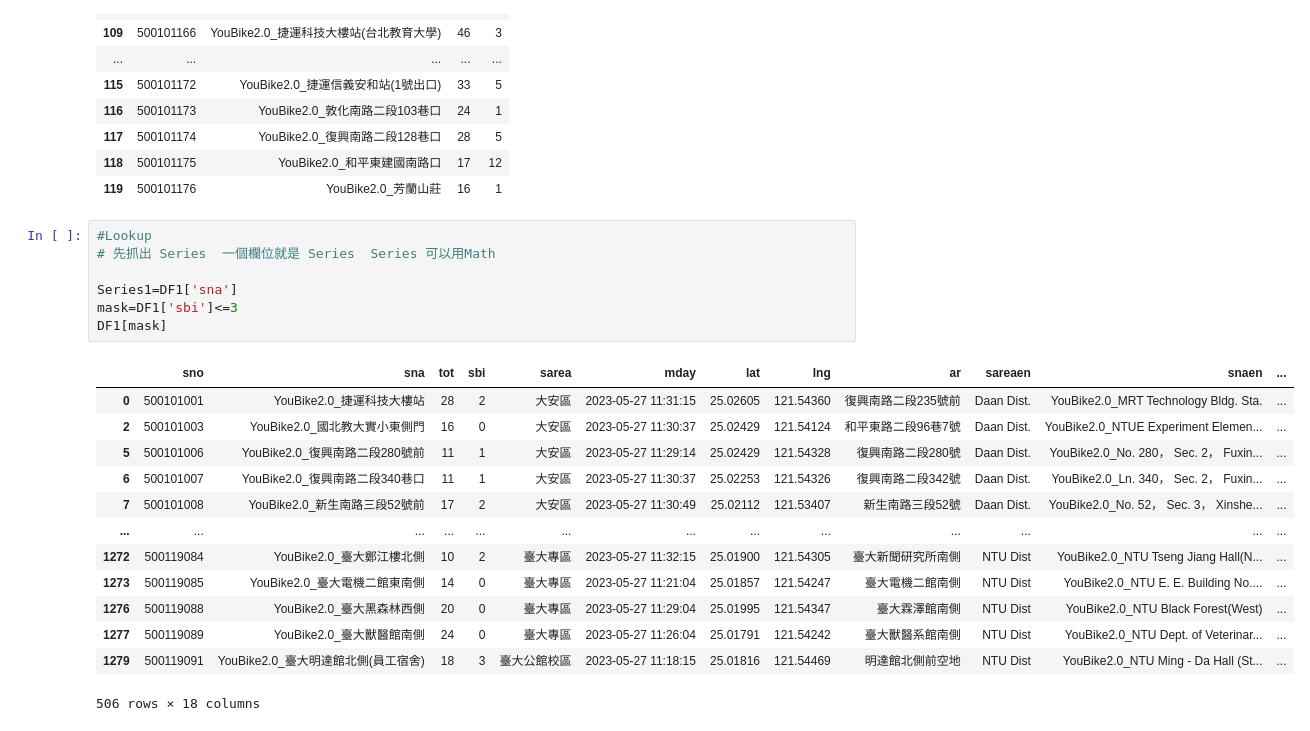
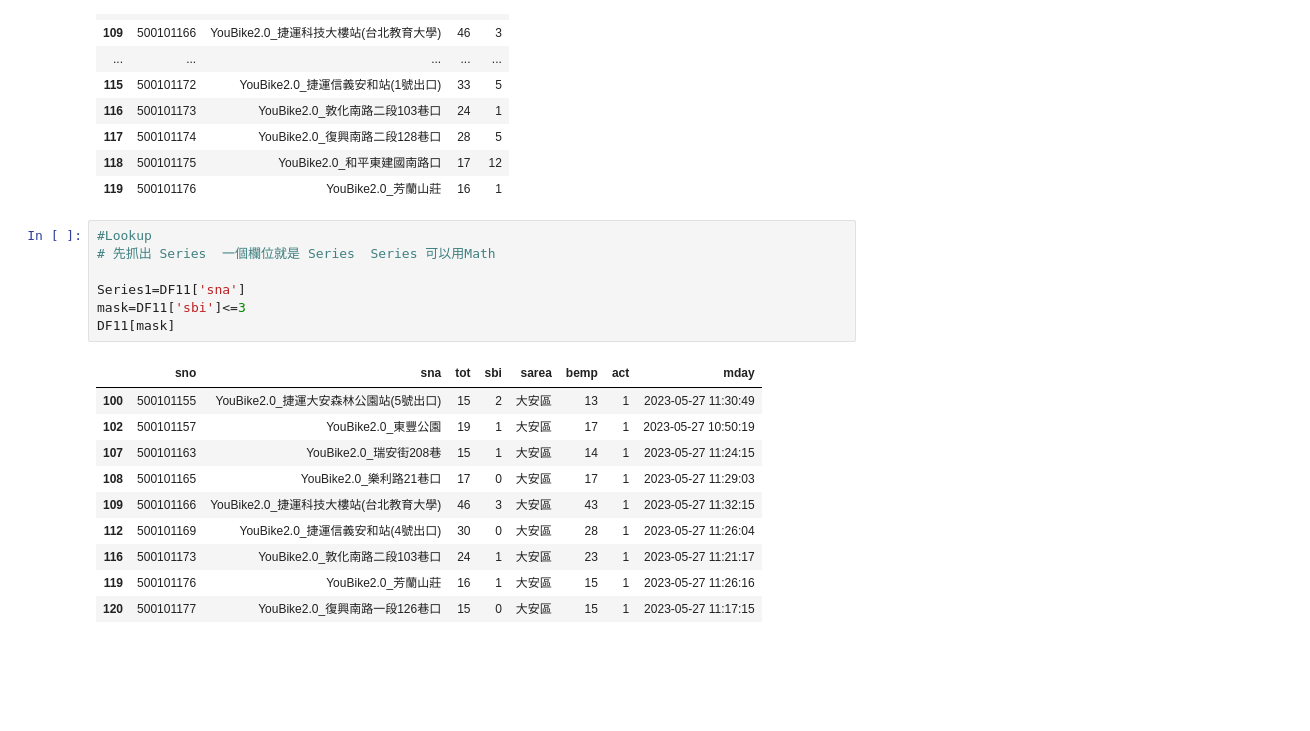
Before and after one commit to Wendy-TW/Python_Class_202305, a Jupyter notebook: Lesson_7_1_DataFrame.ipynb, the cells around one changed output. Drawn from its saved outputs; the diff is of its cells as text; blank space fills up the shorter version.

```diff
--- a/Lesson_7_1_DataFrame.ipynb
+++ b/Lesson_7_1_DataFrame.ipynb
@@ -183,21 +183,18 @@ DF1.iloc[100:120, [0,1,2,3]]
 # %%
 #Lookup
 # 先抓出 Series  一個欄位就是 Series  Series 可以用Math
 
-Series1=DF1['sna']
-mask=DF1['sbi']<=3
-DF1[mask]
+Series1=DF11['sna']
+mask=DF11['sbi']<=3
+DF11[mask]
 # %% [output]
-|  | sno | sna | tot | sbi | sarea | mday | lat | lng | ar | sareaen | snaen | ... |
-| 0 | 500101001 | YouBike2.0_捷運科技大樓站 | 28 | 2 | 大安區 | 2023-05-27 11:31:15 | 25.02605 | 121.54360 | 復興南路二段235號前 | Daan Dist. | YouBike2.0_MRT Technology Bldg. Sta. | ... |
-| 2 | 500101003 | YouBike2.0_國北教大實小東側門 | 16 | 0 | 大安區 | 2023-05-27 11:30:37 | 25.02429 | 121.54124 | 和平東路二段96巷7號 | Daan Dist. | YouBike2.0_NTUE Experiment Elemen... | ... |
-| 5 | 500101006 | YouBike2.0_復興南路二段280號前 | 11 | 1 | 大安區 | 2023-05-27 11:29:14 | 25.02429 | 121.54328 | 復興南路二段280號 | Daan Dist. | YouBike2.0_No. 280， Sec. 2， Fuxin... | ... |
-| 6 | 500101007 | YouBike2.0_復興南路二段340巷口 | 11 | 1 | 大安區 | 2023-05-27 11:30:37 | 25.02253 | 121.54326 | 復興南路二段342號 | Daan Dist. | YouBike2.0_Ln. 340， Sec. 2， Fuxin... | ... |
-| 7 | 500101008 | YouBike2.0_新生南路三段52號前 | 17 | 2 | 大安區 | 2023-05-27 11:30:49 | 25.02112 | 121.53407 | 新生南路三段52號 | Daan Dist. | YouBike2.0_No. 52， Sec. 3， Xinshe... | ... |
-| ... | ... | ... | ... | ... | ... | ... | ... | ... | ... | ... | ... | ... |
-| 1272 | 500119084 | YouBike2.0_臺大鄭江樓北側 | 10 | 2 | 臺大專區 | 2023-05-27 11:32:15 | 25.01900 | 121.54305 | 臺大新聞研究所南側 | NTU Dist | YouBike2.0_NTU Tseng Jiang Hall(N... | ... |
-| 1273 | 500119085 | YouBike2.0_臺大電機二館東南側 | 14 | 0 | 臺大專區 | 2023-05-27 11:21:04 | 25.01857 | 121.54247 | 臺大電機二館南側 | NTU Dist | YouBike2.0_NTU E. E. Building No.... | ... |
-| 1276 | 500119088 | YouBike2.0_臺大黑森林西側 | 20 | 0 | 臺大專區 | 2023-05-27 11:29:04 | 25.01995 | 121.54347 | 臺大霖澤館南側 | NTU Dist | YouBike2.0_NTU Black Forest(West) | ... |
-| 1277 | 500119089 | YouBike2.0_臺大獸醫館南側 | 24 | 0 | 臺大專區 | 2023-05-27 11:26:04 | 25.01791 | 121.54242 | 臺大獸醫系館南側 | NTU Dist | YouBike2.0_NTU Dept. of Veterinar... | ... |
-| 1279 | 500119091 | YouBike2.0_臺大明達館北側(員工宿舍) | 18 | 3 | 臺大公館校區 | 2023-05-27 11:18:15 | 25.01816 | 121.54469 | 明達館北側前空地 | NTU Dist | YouBike2.0_NTU Ming - Da Hall (St... | ... |
+|  | sno | sna | tot | sbi | sarea | bemp | act | mday |
+| 100 | 500101155 | YouBike2.0_捷運大安森林公園站(5號出口) | 15 | 2 | 大安區 | 13 | 1 | 2023-05-27 11:30:49 |
+| 102 | 500101157 | YouBike2.0_東豐公園 | 19 | 1 | 大安區 | 17 | 1 | 2023-05-27 10:50:19 |
+| 107 | 500101163 | YouBike2.0_瑞安街208巷 | 15 | 1 | 大安區 | 14 | 1 | 2023-05-27 11:24:15 |
+| 108 | 500101165 | YouBike2.0_樂利路21巷口 | 17 | 0 | 大安區 | 17 | 1 | 2023-05-27 11:29:03 |
+| 109 | 500101166 | YouBike2.0_捷運科技大樓站(台北教育大學) | 46 | 3 | 大安區 | 43 | 1 | 2023-05-27 11:32:15 |
+| 112 | 500101169 | YouBike2.0_捷運信義安和站(4號出口) | 30 | 0 | 大安區 | 28 | 1 | 2023-05-27 11:26:04 |
+| 116 | 500101173 | YouBike2.0_敦化南路二段103巷口 | 24 | 1 | 大安區 | 23 | 1 | 2023-05-27 11:21:17 |
+| 119 | 500101176 | YouBike2.0_芳蘭山莊 | 16 | 1 | 大安區 | 15 | 1 | 2023-05-27 11:26:16 |
+| 120 | 500101177 | YouBike2.0_復興南路一段126巷口 | 15 | 0 | 大安區 | 15 | 1 | 2023-05-27 11:17:15 |
-506 rows × 18 columns
```
